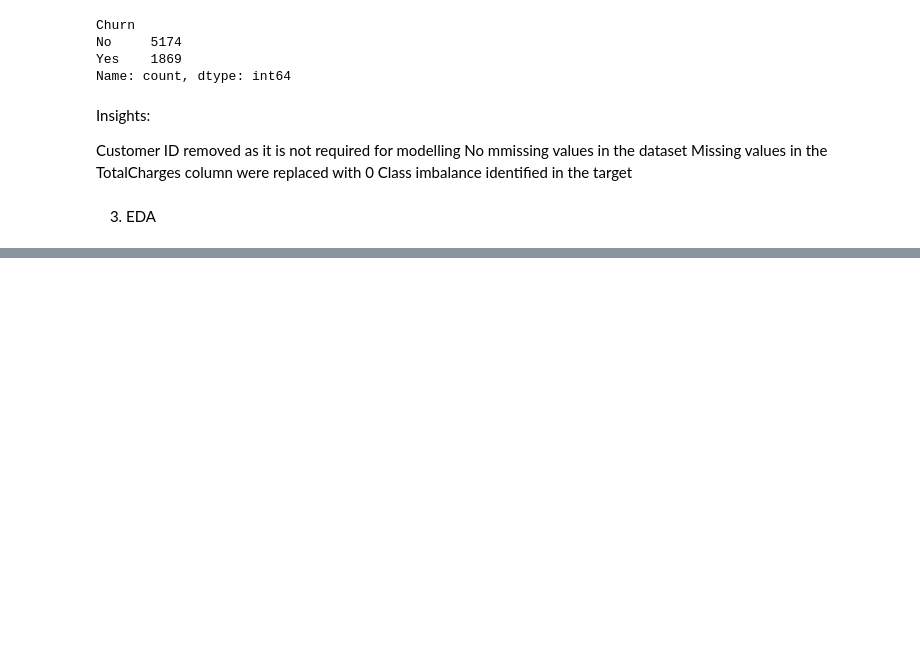
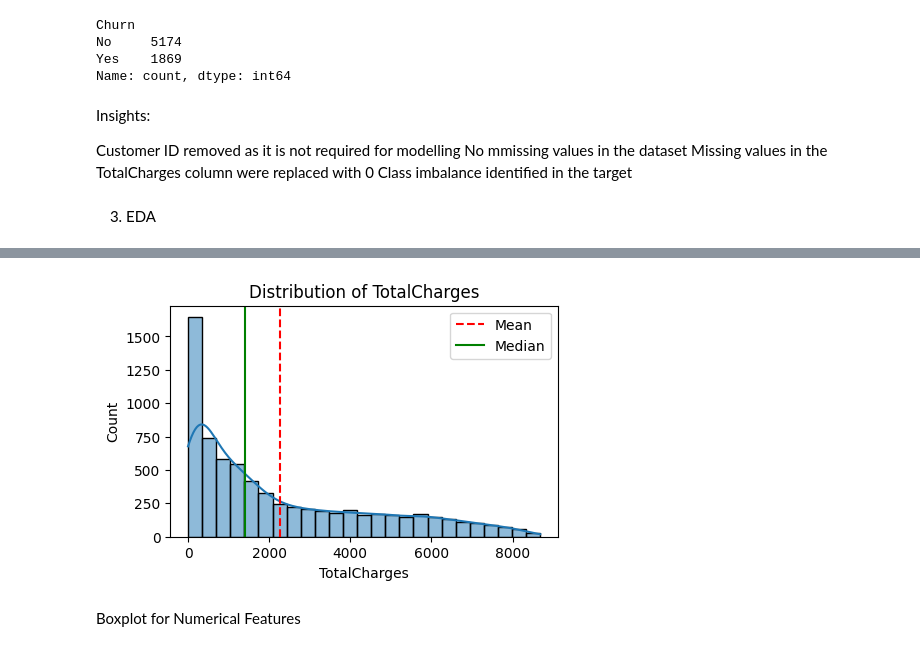
Before and after one commit to pasindupurnamal98/churn-prediction, a Jupyter notebook: Customer_Churn_Prediction.ipynb, the cells around one changed output, grey strips where cells are left out. Drawn from its saved outputs; the diff is of its cells as text; code cells hidden in the pictures; blank space fills up the shorter version.

```diff
--- a/Customer_Churn_Prediction.ipynb
+++ b/Customer_Churn_Prediction.ipynb
@@ -191,0 +238,6 @@ Class imbalance identified in the target
+# %%
+plot_histogram(df, 'TotalCharges')
+# %% [output]
+[figure, added]
+# %% [markdown]
+Boxplot for Numerical Features
```
Also changed, not shown: parts of 17 cells of this notebook.
